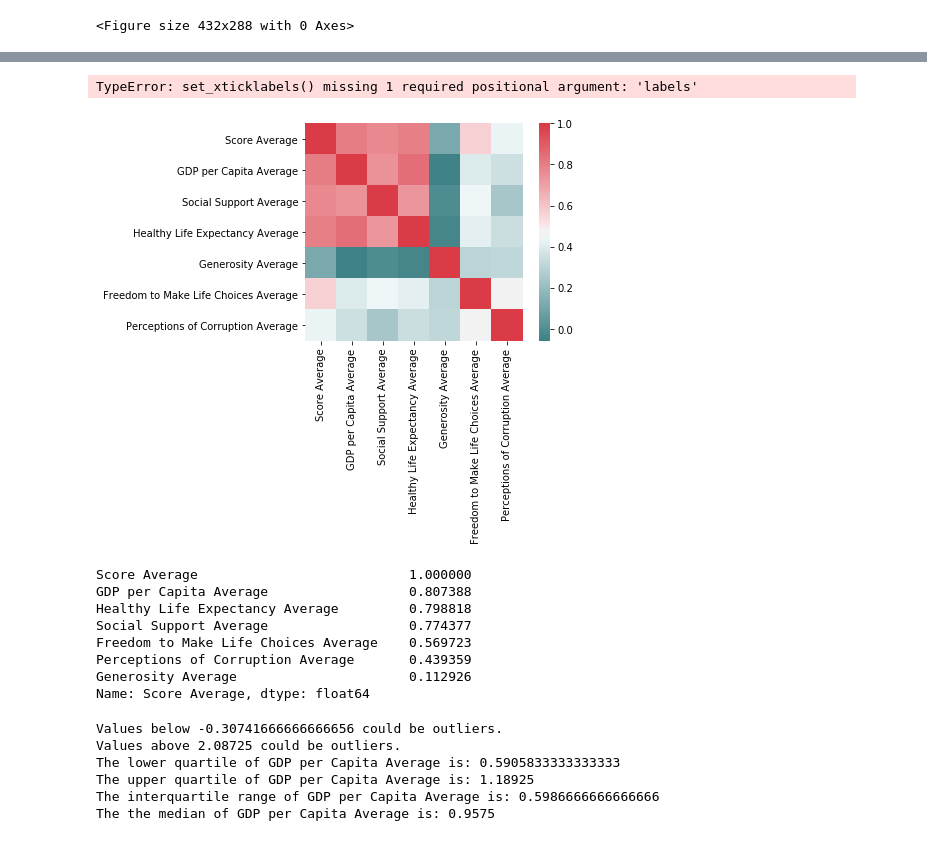
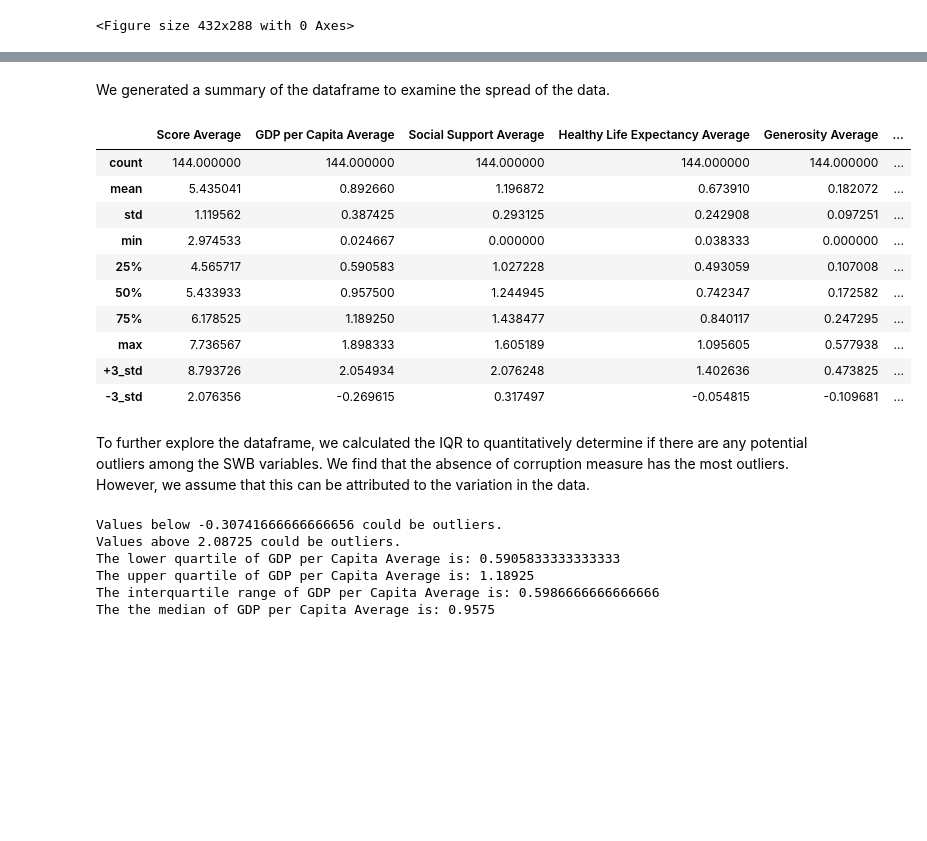
Before and after one commit to nbolt1989/Group_Project_1, a Jupyter notebook: Time for Happiness.ipynb, the cells around one changed output, grey strips where cells are left out. Cells and saved outputs as stored; diff of their text form; code cells hidden in the pictures; blank space fills up the shorter version.

```diff
--- a/Time for Happiness.ipynb
+++ b/Time for Happiness.ipynb
@@ -336,22 +326,20 @@ correlation_df
-# %%
-corr = average_df.corr()
-ax = sns.heatmap(corr, cmap=sns.diverging_palette(200,10, n=200), square=True)
-ax.set_xticklabels(horizontalalignment='center', rotation=60)
-plt.savefig('heatmap.png')
-# %% [output]
-TypeError: set_xticklabels() missing 1 required positional argument: 'labels'
-[figure, removed]
-# %%
-avg_score_df = average_df.corr(method = 'pearson')['Score Average']
-avg_score_sort_df = avg_score_df.sort_values(ascending=False)
-avg_score_sort_df
-# %% [output]
-Score Average                           1.000000
-GDP per Capita Average                  0.807388
-Healthy Life Expectancy Average         0.798818
-Social Support Average                  0.774377
-Freedom to Make Life Choices Average    0.569723
-Perceptions of Corruption Average       0.439359
-Generosity Average                      0.112926
-Name: Score Average, dtype: float64
+# %% [markdown]
+We generated a summary of the dataframe to examine the spread of the data.
+# %%
+# get the data summary
+average_df.describe()
+# %% [output]
+|  | Score Average | GDP per Capita Average | Social Support Average | Healthy Life Expectancy Average | Generosity Average | ... |
+| count | 144.000000 | 144.000000 | 144.000000 | 144.000000 | 144.000000 | ... |
+| mean | 5.435041 | 0.892660 | 1.196872 | 0.673910 | 0.182072 | ... |
+| std | 1.119562 | 0.387425 | 0.293125 | 0.242908 | 0.097251 | ... |
+| min | 2.974533 | 0.024667 | 0.000000 | 0.038333 | 0.000000 | ... |
+| 25% | 4.565717 | 0.590583 | 1.027228 | 0.493059 | 0.107008 | ... |
+| 50% | 5.433933 | 0.957500 | 1.244945 | 0.742347 | 0.172582 | ... |
+| 75% | 6.178525 | 1.189250 | 1.438477 | 0.840117 | 0.247295 | ... |
+| max | 7.736567 | 1.898333 | 1.605189 | 1.095605 | 0.577938 | ... |
+| +3_std | 8.793726 | 2.054934 | 2.076248 | 1.402636 | 0.473825 | ... |
+| -3_std | 2.076356 | -0.269615 | 0.317497 | -0.054815 | -0.109681 | ... |
+# %% [markdown]
+To further explore the dataframe, we calculated the IQR to quantitatively determine if there are any potential outliers among the SWB variables. We find that the absence of corruption measure has the most outliers. However, we assume that this can be attributed to the variation in the data.
 # %%
```
Also changed, not shown: parts of 36 cells of this notebook, 3 other files.
